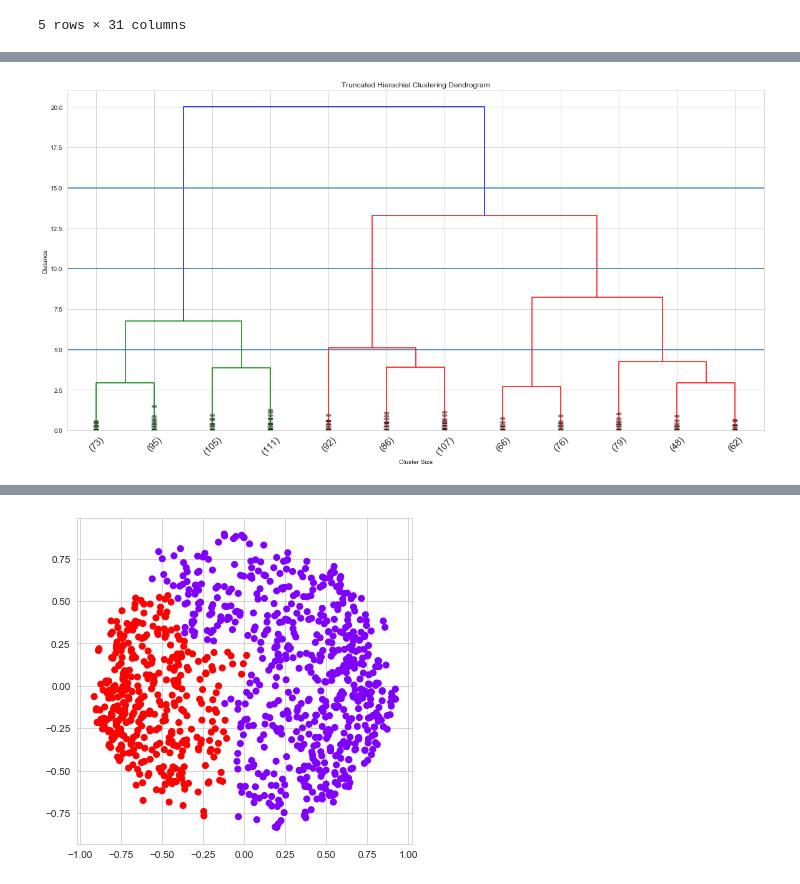
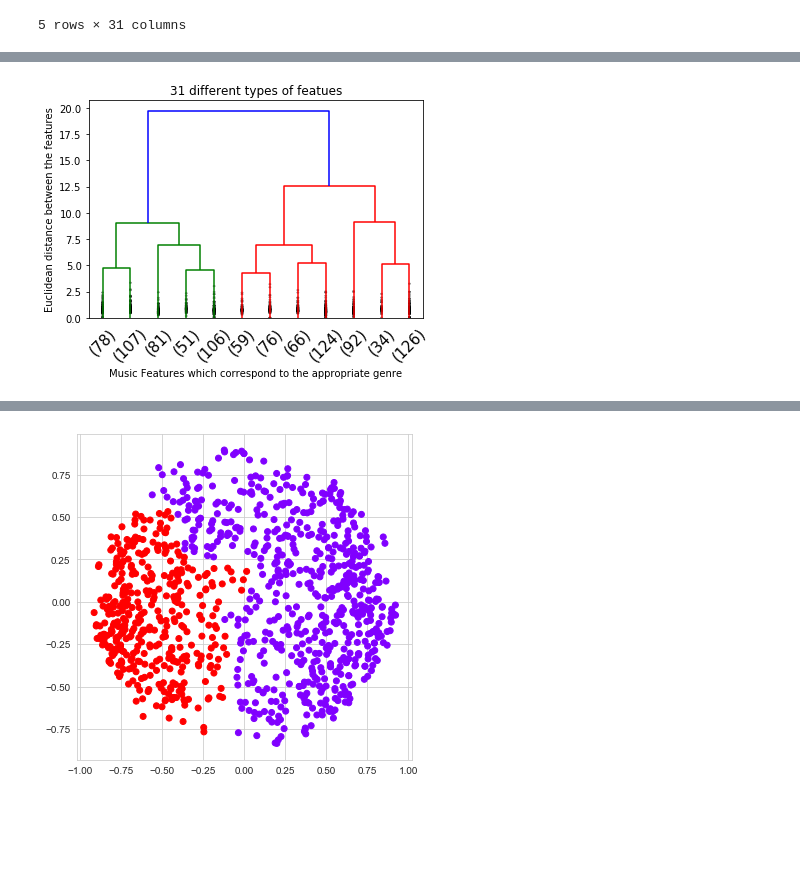
Before and after one commit to DylanCarey94/FYP-Music-Feature-Extraction-Music-Classification-Machine-Learning-Techniques, a Jupyter notebook: Hierarchical Clustering .ipynb, the cells around one changed output, grey strips where cells are left out. Drawn from its saved outputs; the diff is of its cells as text; code cells hidden in the pictures; blank space fills up the shorter version.

```diff
--- a/Hierarchical Clustering .ipynb
+++ b/Hierarchical Clustering .ipynb
@@ -91,6 +94,0 @@ X_principal
-# %%
-#Configure the output
-np.set_printoptions(precision=4,suppress=True)
-%matplotlib inline
-rcParams["figure.figsize"] =20,10
-sb.set_style("whitegrid")
@@ -137,15 +95,23 @@ X_principal
 # %%
-z = linkage(X_principal,"ward")
+z = linkage(X_normalized, method = 'ward')
 # %%
-#generate dendrogram
-dendrogram(z,truncate_mode= "lastp", p =12, leaf_rotation=45,leaf_font_size=15, show_contracted=True)
-plt.title("Truncated Hierachial Clustering Dendrogram")
-plt.xlabel("Cluster Size")
-plt.ylabel("Distance")
-#divide the cluster
-plt.axhline(y=15)
-plt.axhline(5)
-plt.axhline(10)
+#http://www.semspirit.com/artificial-intelligence/machine-learning/clustering/hierarchical-clustering/hierarchical-clustering-in-python/
+# dendrogram(z,truncate_mode= "lastp", p =12, leaf_rotation=45,leaf_font_size=15, show_contracted=True)
+# plt.title("Truncated Hierachial Clustering Dendrogram")
+# plt.xlabel("Cluster Size")
+# plt.ylabel("Distance")
+# #divide the cluster
+# plt.axhline(y=15)
+# plt.axhline(5)
+# plt.axhline(10)
+# plt.show()
+
+import scipy.cluster.hierarchy as sch
+den = sch.dendrogram(z, truncate_mode= "lastp", p =12, leaf_rotation=45,leaf_font_size=15, show_contracted=True)
+#den = sch.dendrogram(z)
+plt.title('31 different types of featues')
+plt.xlabel('Music Features which correspond to the appropriate genre')
+plt.ylabel('Euclidean distance between the features');
 plt.show()
 # %% [output]
-[figure, old version]
+[figure, new version]
```
Also changed, not shown: parts of 20 cells of this notebook, 1 other file.
